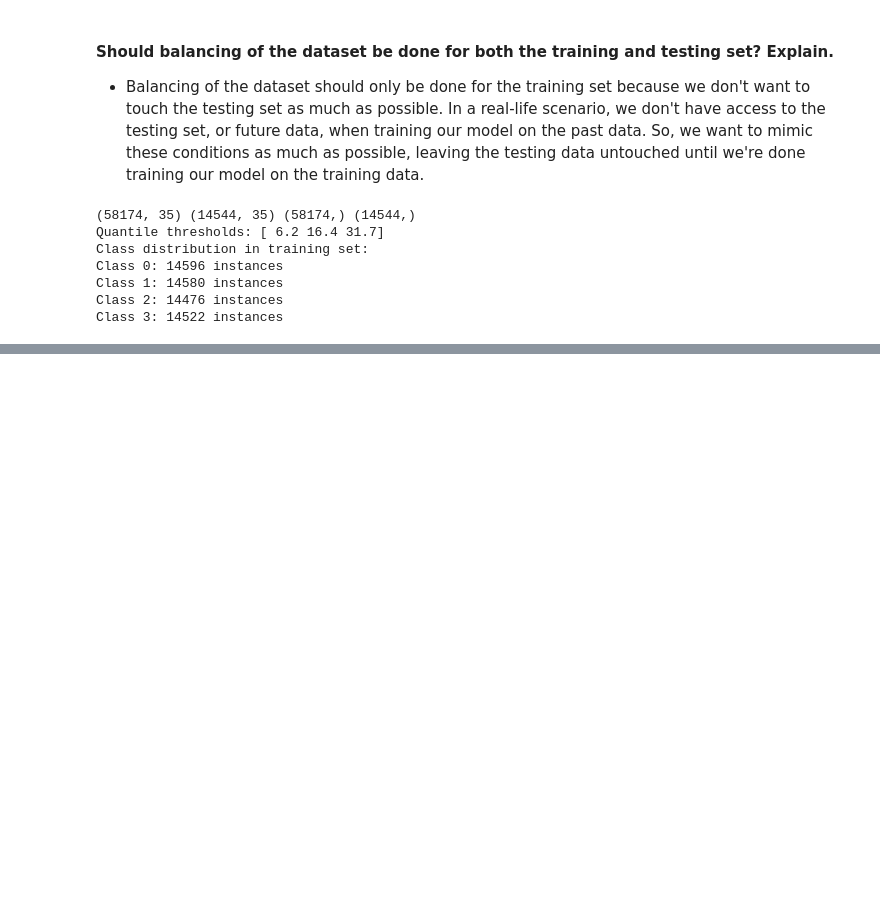
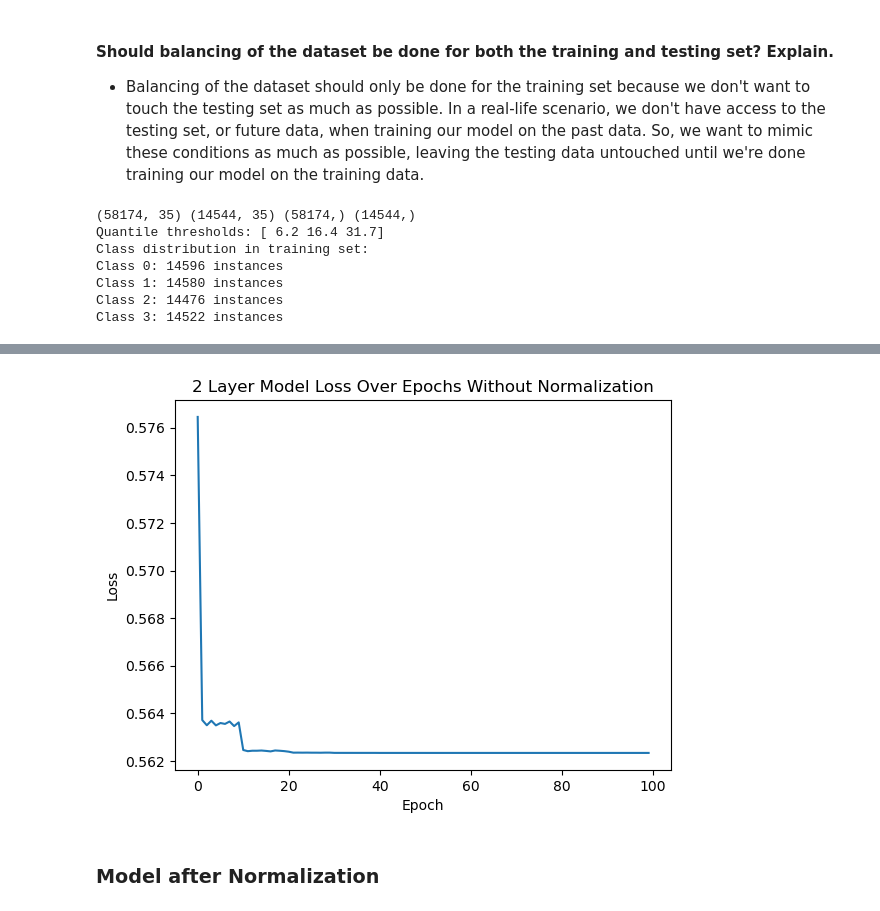
Before and after one commit to 48878679/CS5324_Lab4, a Jupyter notebook: Lab4.ipynb, the cells around one changed output, grey strips where cells are left out. Cells and saved outputs as stored; diff of their text form; code cells hidden in the pictures; blank space fills up the shorter version.

```diff
--- a/Lab4.ipynb
+++ b/Lab4.ipynb
@@ -376,5 +364,18 @@ Epoch: 100/100
 Training accuracy: 0.2509024650187369
 Testing accuracy: 0.24979372937293728
+# %%
+# plotting the cost of the model with two layers before normalization
+plt.plot(model1.cost_)
+
+plt.title("2 Layer Model Loss Over Epochs Without Normalization")
+plt.xlabel("Epoch")
+plt.ylabel("Loss")
+
+plt.show()
+# %% [output]
+[figure, added]
+# %% [markdown]
+### Model after Normalization
 # %%
 # normalize the data
 from sklearn.preprocessing import StandardScaler
```
Also changed, not shown: parts of 42 cells of this notebook.
